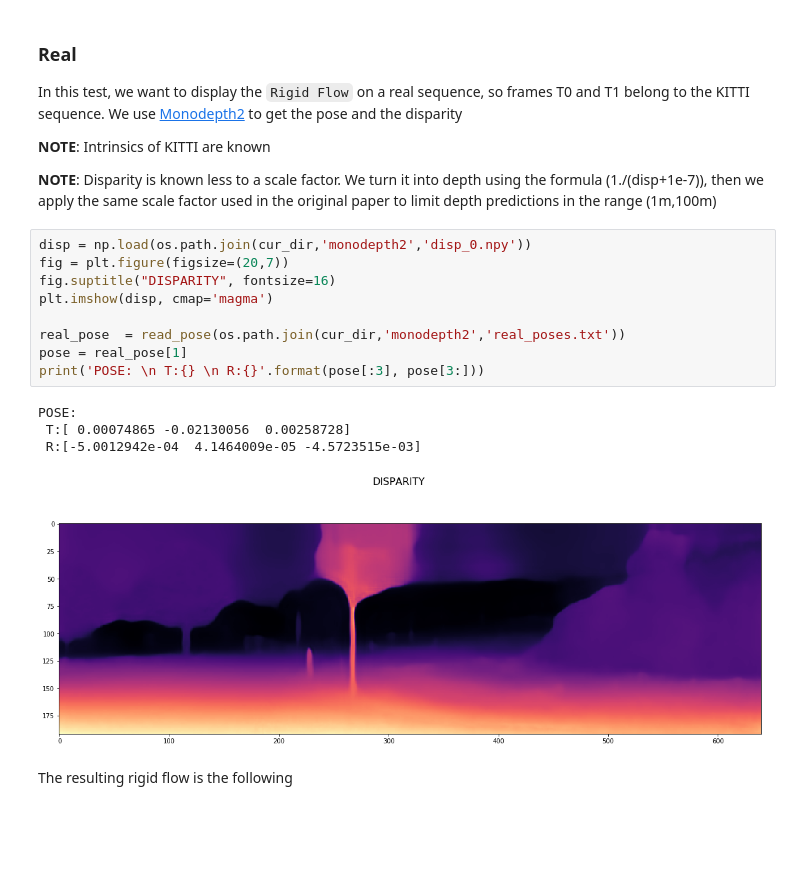
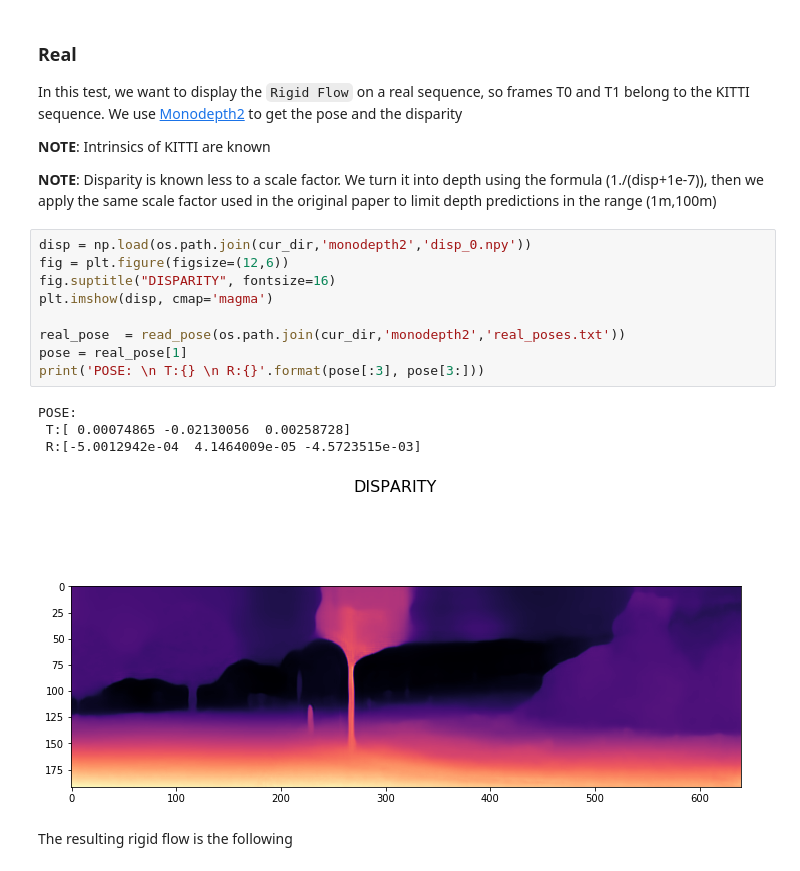
Before and after one commit to FilippoAleotti/MotionTest, a Jupyter notebook: notebook.ipynb, the cells around one changed output. Saved outputs shown, nothing was run; the diff lists cells and outputs as text; blank space fills up the shorter version.

```diff
--- a/notebook.ipynb
+++ b/notebook.ipynb
@@ -45,18 +45,18 @@ We use [Monodepth2](https://arxiv.org/pdf/1806.01260.pdf) to get the pose and th
 **NOTE**: Disparity is known less to a scale factor. We turn it into depth using the formula (1./(disp+1e-7)), then we apply the same scale factor used in the original paper to limit depth predictions in the range (1m,100m)
 # %%
 disp = np.load(os.path.join(cur_dir,'monodepth2','disp_0.npy'))
-fig = plt.figure(figsize=(20,7))
+fig = plt.figure(figsize=(12,6))
 fig.suptitle("DISPARITY", fontsize=16)
 plt.imshow(disp, cmap='magma')
 
 real_pose  = read_pose(os.path.join(cur_dir,'monodepth2','real_poses.txt'))
 pose = real_pose[1]
 print('POSE: \n T:{} \n R:{}'.format(pose[:3], pose[3:]))
 # %% [output]
 POSE:
  T:[ 0.00074865 -0.02130056  0.00258728]
  R:[-5.0012942e-04  4.1464009e-05 -4.5723515e-03]
-[figure, old version]
+[figure, new version]
 # %% [markdown]
 The resulting rigid flow is the following
 # %%
```
Also changed, not shown: parts of 11 cells of this notebook, 2 other files.
